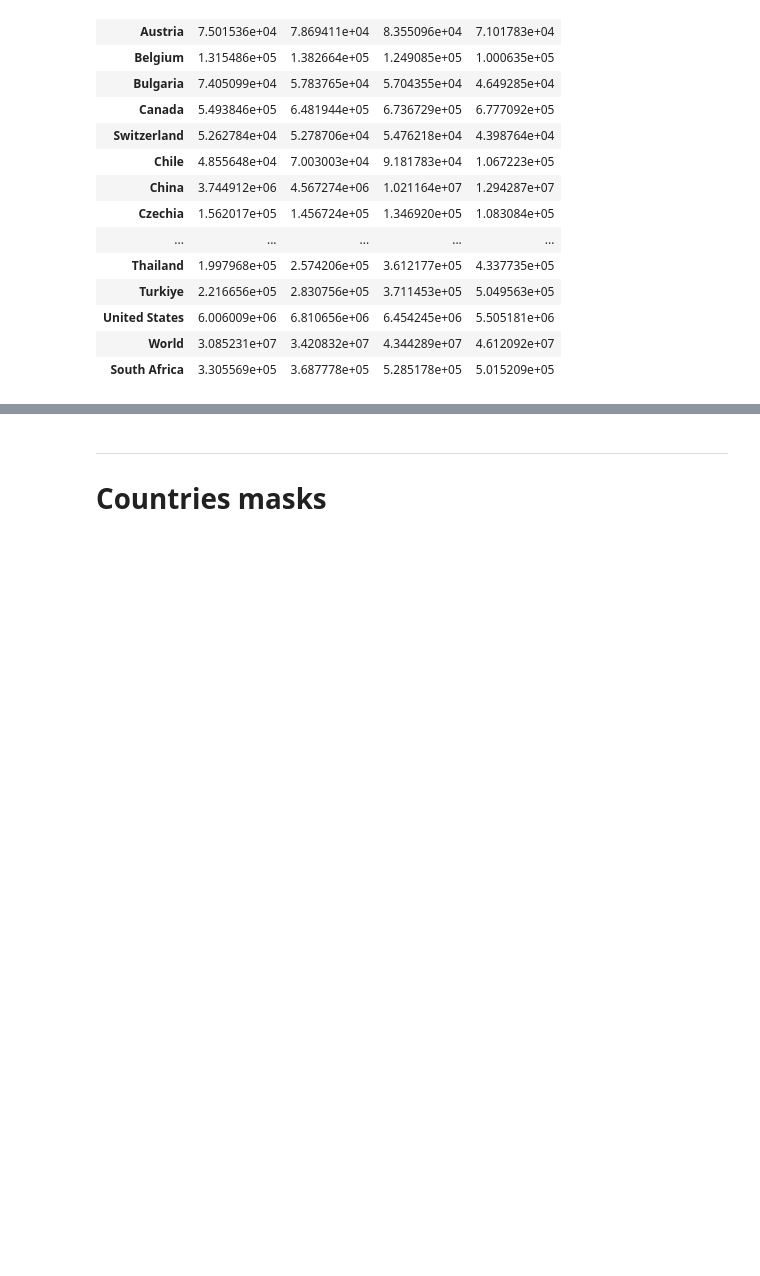
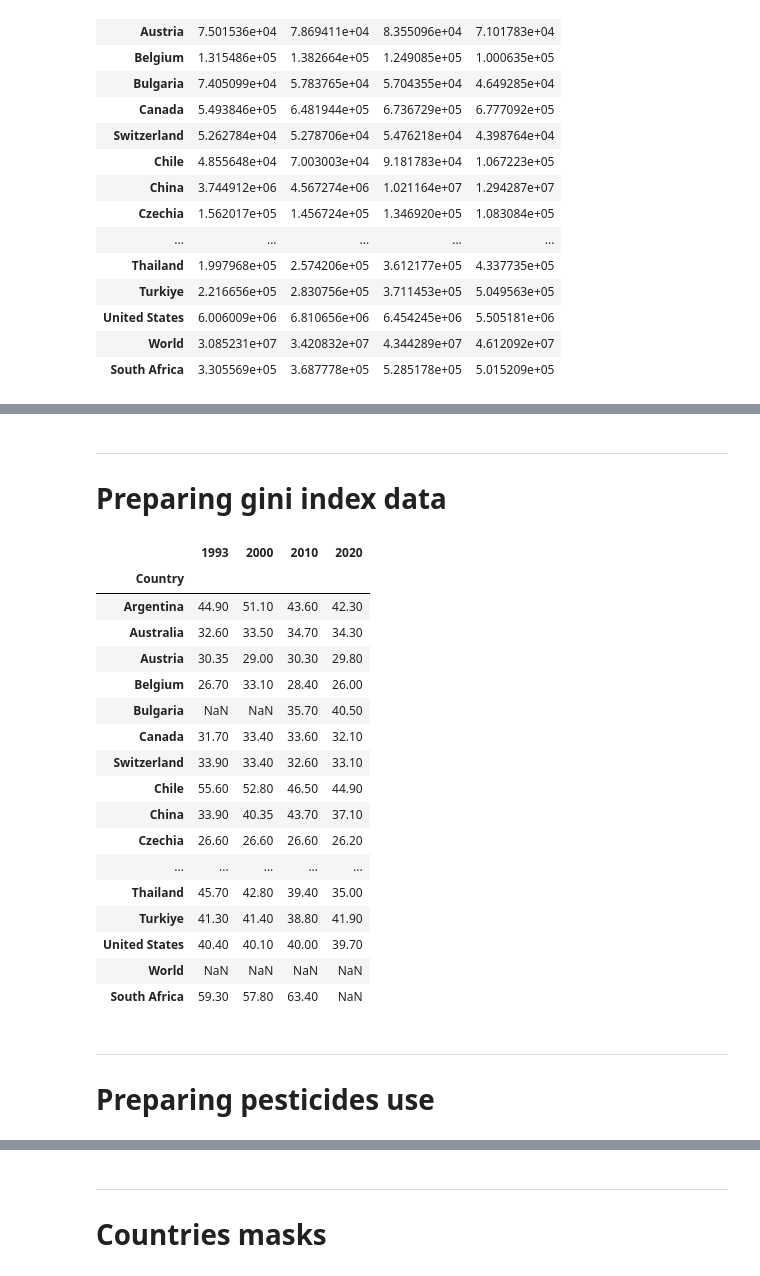
Before and after one commit to EdoardoTronconi/TesiMagistrale, a Jupyter notebook: LoadData.ipynb, the cells around one changed output, grey strips where cells are left out. Saved outputs shown, nothing was run; the diff lists cells and outputs as text; code cells hidden in the pictures; blank space fills up the shorter version.

```diff
--- a/LoadData.ipynb
+++ b/LoadData.ipynb
@@ -464,0 +524,27 @@ data_GHG
+# %% [markdown]
+___
+# Preparing gini index data
+# %%
+#load raw data
+raw_data_gini = pd.read_csv("Raw_Data/Economy/worldbank_gini_index.csv").drop(columns=["Country Code", "Indicator Code", "Indicator Name", "Unnamed: 67"])
+raw_data_gini.set_index("Country Name", drop=True, inplace=True)
+raw_data_gini.columns = raw_data_gini.columns.astype(int)
+# %%
+#getting full dataframe --> varName: `data_gini`
+data_gini = raw_data_gini[[1993,2000,2010,2020]].copy()
+
+countries_names_gini = {
+    "Russian Federation" : "Russia",
+    "Korea, Rep." : "South Corea",
+    "Slovak Republic" : "Slovakia",
+}
+
+for idx in data_gini.index:
+    for year in [1993,2000,2010,2020]:
+        if np.isnan(data_gini.loc[idx,year]):
+            data_gini.loc[idx,year] = np.mean(raw_data_gini.loc[idx,year-2:year+2])
+
+data_gini.index = data_gini.index.map(lambda x: countries_names_gini[x] if x in countries_names_gini else x)
+data_gini.index.names = ["Country"]
+
+data_gini = data_gini.loc[[idx in np.append(data_issp.index.get_level_values("Country").unique(), "World") for idx in data_gini.index.values],:]
@@ -464,0 +553,24 @@ data_GHG
+# %%
+data_gini
+# %% [output]
+|  | 1993 | 2000 | 2010 | 2020 |
+| Country |  |  |  |  |
+| Argentina | 44.90 | 51.10 | 43.60 | 42.30 |
+| Australia | 32.60 | 33.50 | 34.70 | 34.30 |
+| Austria | 30.35 | 29.00 | 30.30 | 29.80 |
+| Belgium | 26.70 | 33.10 | 28.40 | 26.00 |
+| Bulgaria | NaN | NaN | 35.70 | 40.50 |
+| Canada | 31.70 | 33.40 | 33.60 | 32.10 |
+| Switzerland | 33.90 | 33.40 | 32.60 | 33.10 |
+| Chile | 55.60 | 52.80 | 46.50 | 44.90 |
+| China | 33.90 | 40.35 | 43.70 | 37.10 |
+| Czechia | 26.60 | 26.60 | 26.60 | 26.20 |
+| ... | ... | ... | ... | ... |
+| Thailand | 45.70 | 42.80 | 39.40 | 35.00 |
+| Turkiye | 41.30 | 41.40 | 38.80 | 41.90 |
+| United States | 40.40 | 40.10 | 40.00 | 39.70 |
+| World | NaN | NaN | NaN | NaN |
+| South Africa | 59.30 | 57.80 | 63.40 | NaN |
+# %% [markdown]
+___
+# Preparing pesticides use
```
Also changed, not shown: parts of 28 cells of this notebook, 17 other files.
